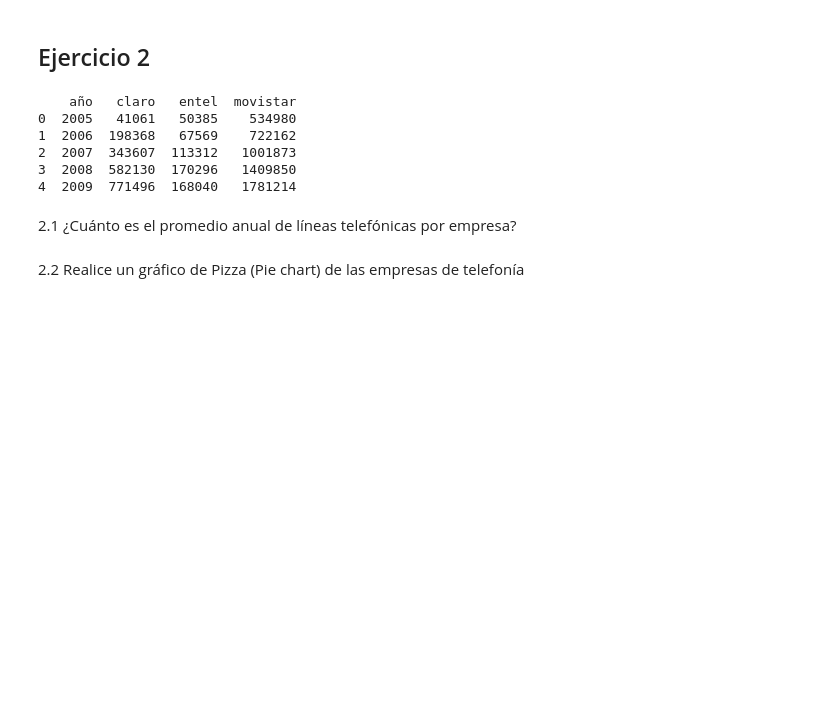
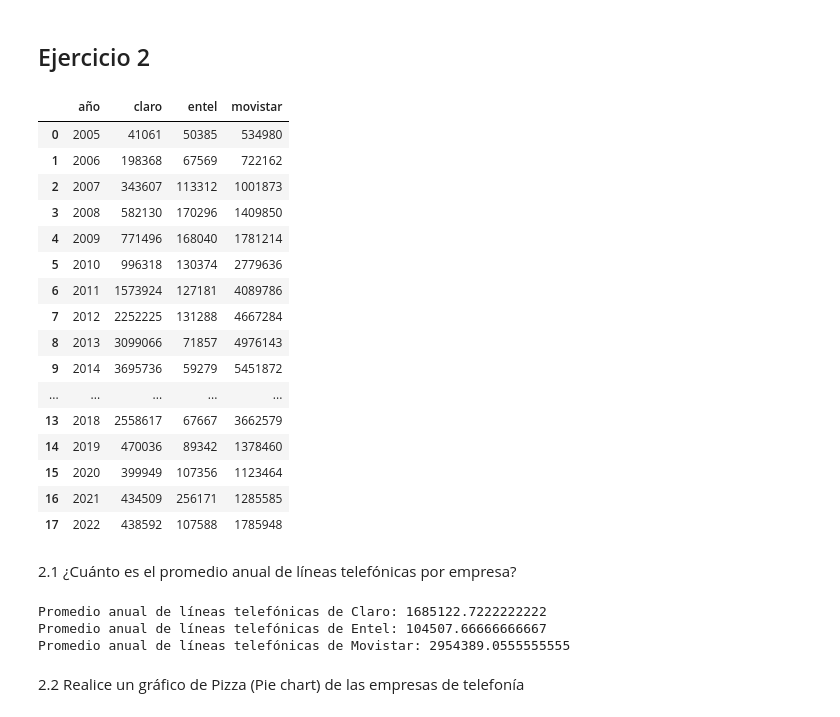
Before and after one commit to esanruben/programa-python-utec, a Jupyter notebook: Sesión_1_[Student_View].ipynb, the cells around one changed output. Drawn from its saved outputs; the diff is of its cells as text; code cells hidden in the pictures; blank space fills up the shorter version.

```diff
--- a/Sesión_1_[Student_View].ipynb
+++ b/Sesión_1_[Student_View].ipynb
@@ -175,34 +256,49 @@ Quantil inferior para la cantidad de oro extraído: 131265.66072140748
 # %%
 from IPython.display import display
 import pandas as pd
 import numpy as np
 import xml.etree.ElementTree as ET
 
 # Lee el archivo .xlsx
-df = pd.read_excel(PATH + "Ejercicio-Grupal-Clase1.xlsx")
+df = pd.read_excel("Ejercicio-Grupal-Clase1.xlsx")
 
 # Muestra las primeras filas del DataFrame para verificar que se haya cargado correctamente
-print(df.head())
+df
 # %% [output]
-    año   claro   entel  movistar
-0  2005   41061   50385    534980
-1  2006  198368   67569    722162
-2  2007  343607  113312   1001873
-3  2008  582130  170296   1409850
-4  2009  771496  168040   1781214
+|  | año | claro | entel | movistar |
+| 0 | 2005 | 41061 | 50385 | 534980 |
+| 1 | 2006 | 198368 | 67569 | 722162 |
+| 2 | 2007 | 343607 | 113312 | 1001873 |
+| 3 | 2008 | 582130 | 170296 | 1409850 |
+| 4 | 2009 | 771496 | 168040 | 1781214 |
+| 5 | 2010 | 996318 | 130374 | 2779636 |
+| 6 | 2011 | 1573924 | 127181 | 4089786 |
+| 7 | 2012 | 2252225 | 131288 | 4667284 |
+| 8 | 2013 | 3099066 | 71857 | 4976143 |
+| 9 | 2014 | 3695736 | 59279 | 5451872 |
+| ... | ... | ... | ... | ... |
+| 13 | 2018 | 2558617 | 67667 | 3662579 |
+| 14 | 2019 | 470036 | 89342 | 1378460 |
+| 15 | 2020 | 399949 | 107356 | 1123464 |
+| 16 | 2021 | 434509 | 256171 | 1285585 |
+| 17 | 2022 | 438592 | 107588 | 1785948 |
 # %% [markdown]
 2.1 ¿Cuánto es el promedio anual de líneas telefónicas por empresa?
 # %%
 # Suponiendo que tienes un DataFrame llamado df con las columnas año, claro, entel y movistar
 
 # Calcula el promedio anual de líneas telefónicas por empresa
-promedio_claro = ### Completar
-promedio_entel = ### Completar
-promedio_movistar = ### Completar
+promedio_claro = df['claro'].mean()### Completar
+promedio_entel = df['entel'].mean()### Completar
+promedio_movistar = df['movistar'].mean()### Completar
 
 # Imprime los resultados
 print("Promedio anual de líneas telefónicas de Claro:", promedio_claro)
 print("Promedio anual de líneas telefónicas de Entel:", promedio_entel)
 print("Promedio anual de líneas telefónicas de Movistar:", promedio_movistar)
+# %% [output]
+Promedio anual de líneas telefónicas de Claro: 1685122.7222222222
+Promedio anual de líneas telefónicas de Entel: 104507.66666666667
+Promedio anual de líneas telefónicas de Movistar: 2954389.0555555555
 # %% [markdown]
 2.2 Realice un gráfico de Pizza (Pie chart) de las empresas de telefonía
```
Also changed, not shown: parts of 16 cells of this notebook.
